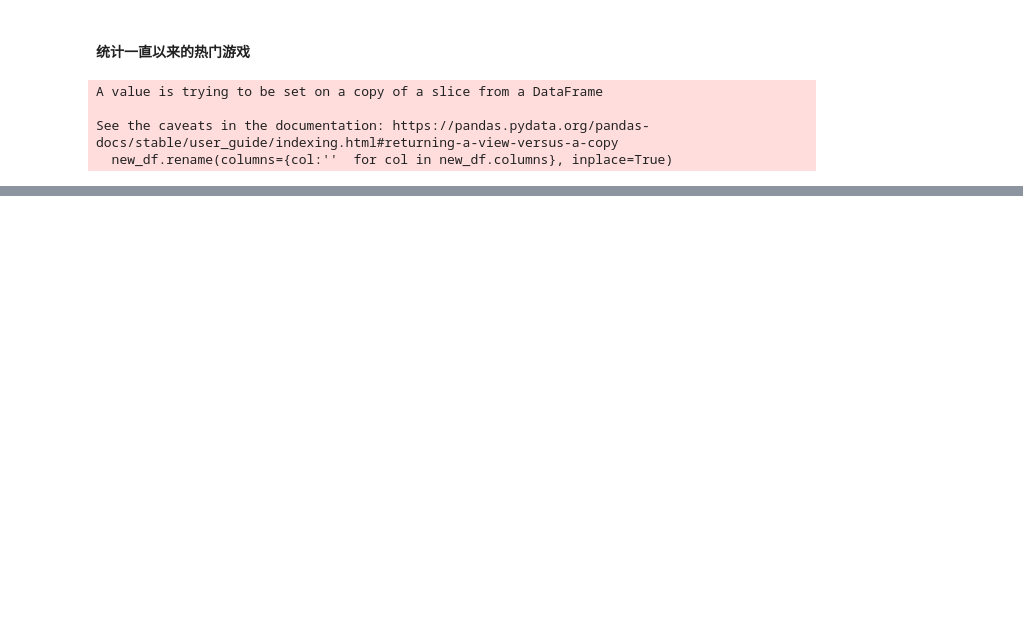
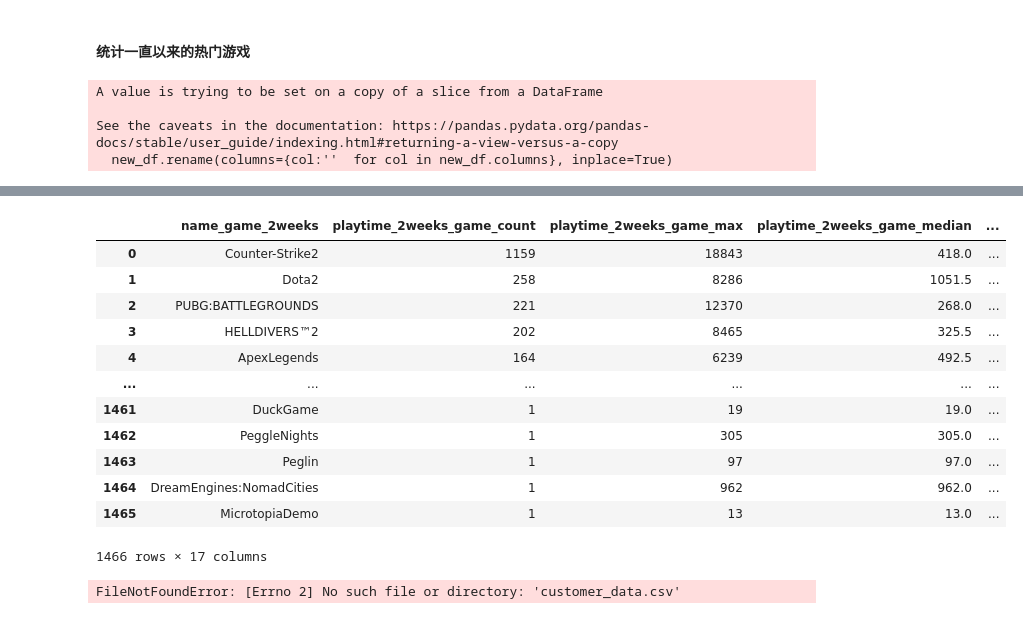
Before and after one commit to ZeyuLiu1996/Steam-Macro-Market-Analysis, a Jupyter notebook: src/4. feature_enginering_and_data_analyze/analyze_process.ipynb, the cells around one changed output, grey strips where cells are left out. Cells and saved outputs as stored; diff of their text form; code cells hidden in the pictures; blank space fills up the shorter version.

```diff
--- a/src/4. feature_enginering_and_data_analyze/analyze_process.ipynb
+++ b/src/4. feature_enginering_and_data_analyze/analyze_process.ipynb
@@ -116,0 +235,71 @@ display(grouped[(grouped['playtime_forever_count']>=100) & (grouped['playtime_fo
+# %%
+result_df_statistic = result_df.groupby('name_game_2weeks').agg({
+    'playtime_2weeks_game':['count','max','median','mean','min']
+}).sort_values(by= ('playtime_2weeks_game', 'count'),ascending= False)
+result_df_statistic.columns = ['_'.join(col) for col in result_df_statistic.columns]
+result_df_statistic = result_df_statistic.reset_index()
+# %%
+grouped_2weeks = pd.merge(left=result_df_statistic, right=result_df, left_on='name_game_2weeks', right_on='name_game_2weeks', how= 'left' ).drop_duplicates(subset='name_game_2weeks').reset_index(drop=True)
+grouped_2weeks.to_csv('./query_results/most_frequent_play_game_2weeks.csv')
+# %%
+grouped_2weeks
+# %% [output]
+|  | name_game_2weeks | playtime_2weeks_game_count | playtime_2weeks_game_max | playtime_2weeks_game_median | ... |
+| 0 | Counter-Strike2 | 1159 | 18843 | 418.0 | ... |
+| 1 | Dota2 | 258 | 8286 | 1051.5 | ... |
+| 2 | PUBG:BATTLEGROUNDS | 221 | 12370 | 268.0 | ... |
+| 3 | HELLDIVERS™2 | 202 | 8465 | 325.5 | ... |
+| 4 | ApexLegends | 164 | 6239 | 492.5 | ... |
+| ... | ... | ... | ... | ... | ... |
+| 1461 | DuckGame | 1 | 19 | 19.0 | ... |
+| 1462 | PeggleNights | 1 | 305 | 305.0 | ... |
+| 1463 | Peglin | 1 | 97 | 97.0 | ... |
+| 1464 | DreamEngines:NomadCities | 1 | 962 | 962.0 | ... |
+| 1465 | MicrotopiaDemo | 1 | 13 | 13.0 | ... |
+1466 rows × 17 columns
+# %%
+import pandas as pd
+from sklearn.preprocessing import StandardScaler
+from sklearn.cluster import KMeans
+import matplotlib.pyplot as plt
+import seaborn as sns
+
+# 假设数据集已经加载为df
+df = pd.read_csv('customer_data.csv')
+
+# 数据预处理
+df.dropna(inplace=True)
+scaler = StandardScaler()
+df_scaled = scaler.fit_transform(df[['Age', 'Annual Income', 'Spending Score']])
+
+# 确定最优的K值
+inertia = []
+for k in range(1, 11):
+    kmeans = KMeans(n_clusters=k, random_state=42)
+    kmeans.fit(df_scaled)
+    inertia.append(kmeans.inertia_)
+
+plt.figure(figsize=(10, 6))
+plt.plot(range(1, 11), inertia, marker='o')
+plt.xlabel('Number of Clusters (K)')
+plt.ylabel('Inertia')
+plt.title('Elbow Method For Optimal K')
+plt.show()
+
+# 假设通过肘部法确定最优K值为3
+kmeans = KMeans(n_clusters=3, random_state=42)
+df['Cluster'] = kmeans.fit_predict(df_scaled)
+
+# 聚类结果可视化
+plt.figure(figsize=(10, 6))
+sns.scatterplot(x='Annual Income', y='Spending Score', hue='Cluster', data=df, palette='viridis')
+plt.title('Customer Segments')
+plt.show()
+
+# 聚类特征分析
+cluster_summary = df.groupby('Cluster').mean()
+print(cluster_summary)
+
+# 根据分析结果提出营销策略
+# %% [output]
+FileNotFoundError: [Errno 2] No such file or directory: 'customer_data.csv'
```
Also changed, not shown: parts of 23 cells of this notebook, 5 other files.
